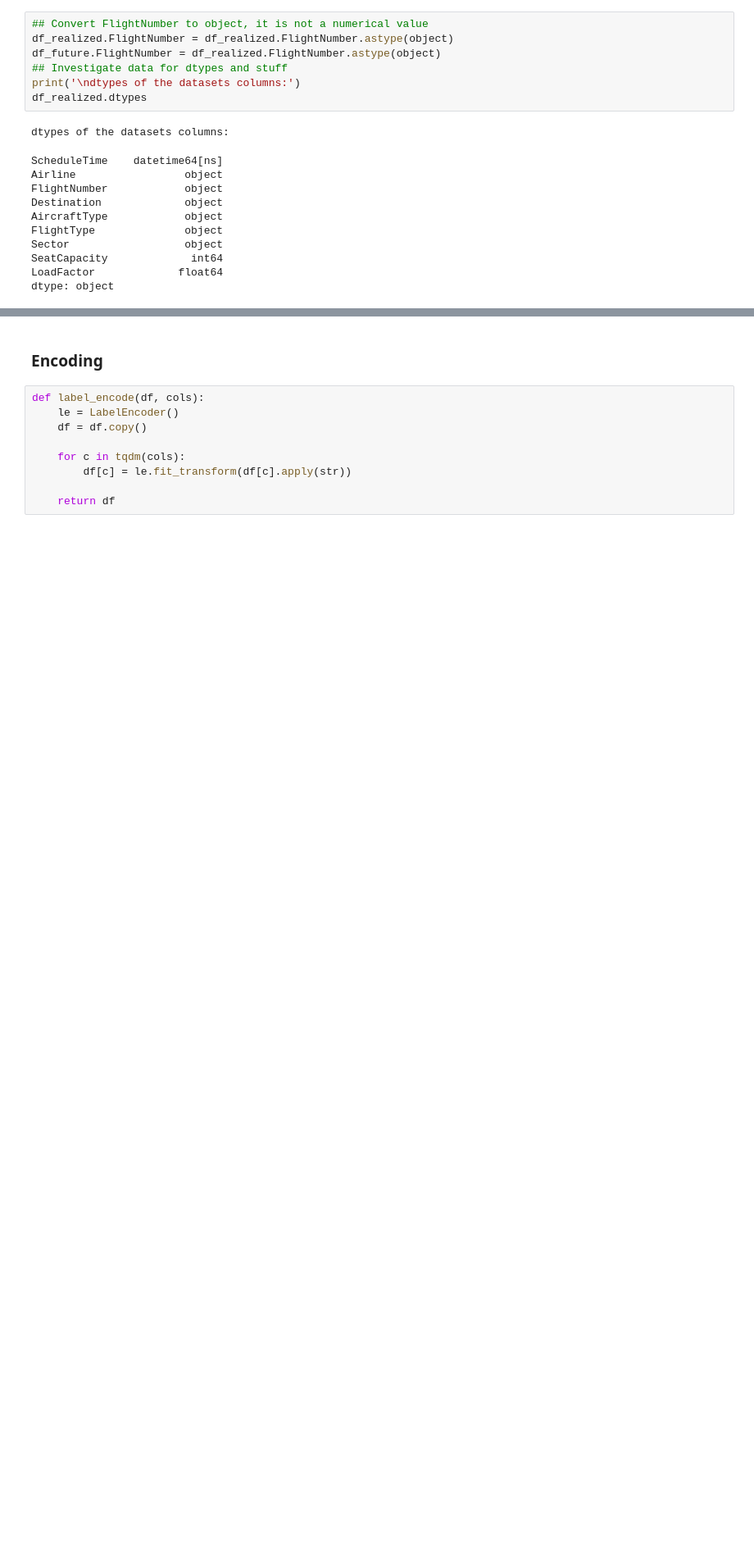
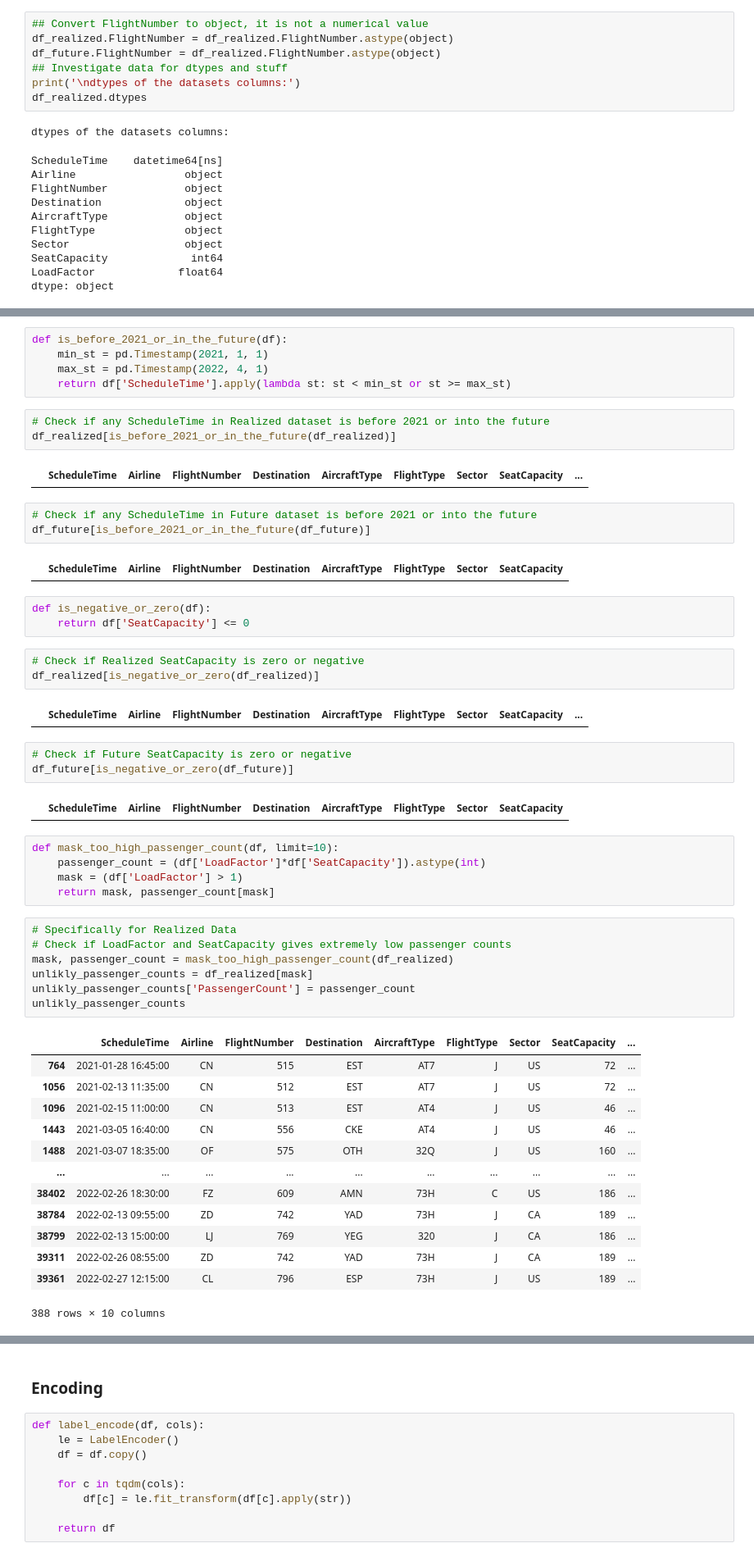
Before and after one commit to augustsemrau/02582case1, a Jupyter notebook: notebooks/data_preprocessing_v2.ipynb, the cells around one changed output, grey strips where cells are left out. Shown at 82% size. Drawn from its saved outputs; the diff is of its cells as text; blank space fills up the shorter version.

```diff
--- a/notebooks/data_preprocessing_v2.ipynb
+++ b/notebooks/data_preprocessing_v2.ipynb
@@ -89,0 +139,54 @@ dtype: object
+# %%
+def is_before_2021_or_in_the_future(df):
+    min_st = pd.Timestamp(2021, 1, 1)
+    max_st = pd.Timestamp(2022, 4, 1)
+    return df['ScheduleTime'].apply(lambda st: st < min_st or st >= max_st)
+# %%
+# Check if any ScheduleTime in Realized dataset is before 2021 or into the future
+df_realized[is_before_2021_or_in_the_future(df_realized)]
+# %% [output]
+|  | ScheduleTime | Airline | FlightNumber | Destination | AircraftType | FlightType | Sector | SeatCapacity | ... |
+# %%
+# Check if any ScheduleTime in Future dataset is before 2021 or into the future
+df_future[is_before_2021_or_in_the_future(df_future)]
+# %% [output]
+|  | ScheduleTime | Airline | FlightNumber | Destination | AircraftType | FlightType | Sector | SeatCapacity |
+# %%
+def is_negative_or_zero(df):
+    return df['SeatCapacity'] <= 0
+# %%
+# Check if Realized SeatCapacity is zero or negative
+df_realized[is_negative_or_zero(df_realized)]
+# %% [output]
+|  | ScheduleTime | Airline | FlightNumber | Destination | AircraftType | FlightType | Sector | SeatCapacity | ... |
+# %%
+# Check if Future SeatCapacity is zero or negative
+df_future[is_negative_or_zero(df_future)]
+# %% [output]
+|  | ScheduleTime | Airline | FlightNumber | Destination | AircraftType | FlightType | Sector | SeatCapacity |
+# %%
+def mask_too_high_passenger_count(df, limit=10):
+    passenger_count = (df['LoadFactor']*df['SeatCapacity']).astype(int)
+    mask = (df['LoadFactor'] > 1)
+    return mask, passenger_count[mask]
+# %%
+# Specifically for Realized Data
+# Check if LoadFactor and SeatCapacity gives extremely low passenger counts
+mask, passenger_count = mask_too_high_passenger_count(df_realized)
+unlikly_passenger_counts = df_realized[mask]
+unlikly_passenger_counts['PassengerCount'] = passenger_count
+unlikly_passenger_counts
+# %% [output]
+|  | ScheduleTime | Airline | FlightNumber | Destination | AircraftType | FlightType | Sector | SeatCapacity | ... |
+| 764 | 2021-01-28 16:45:00 | CN | 515 | EST | AT7 | J | US | 72 | ... |
+| 1056 | 2021-02-13 11:35:00 | CN | 512 | EST | AT7 | J | US | 72 | ... |
+| 1096 | 2021-02-15 11:00:00 | CN | 513 | EST | AT4 | J | US | 46 | ... |
+| 1443 | 2021-03-05 16:40:00 | CN | 556 | CKE | AT4 | J | US | 46 | ... |
+| 1488 | 2021-03-07 18:35:00 | OF | 575 | OTH | 32Q | J | US | 160 | ... |
+| ... | ... | ... | ... | ... | ... | ... | ... | ... | ... |
+| 38402 | 2022-02-26 18:30:00 | FZ | 609 | AMN | 73H | C | US | 186 | ... |
+| 38784 | 2022-02-13 09:55:00 | ZD | 742 | YAD | 73H | J | CA | 189 | ... |
+| 38799 | 2022-02-13 15:00:00 | LJ | 769 | YEG | 320 | J | CA | 186 | ... |
+| 39311 | 2022-02-26 08:55:00 | ZD | 742 | YAD | 73H | J | CA | 189 | ... |
+| 39361 | 2022-02-27 12:15:00 | CL | 796 | ESP | 73H | J | US | 189 | ... |
+388 rows × 10 columns
```
Also changed, not shown: parts of 28 cells of this notebook.
